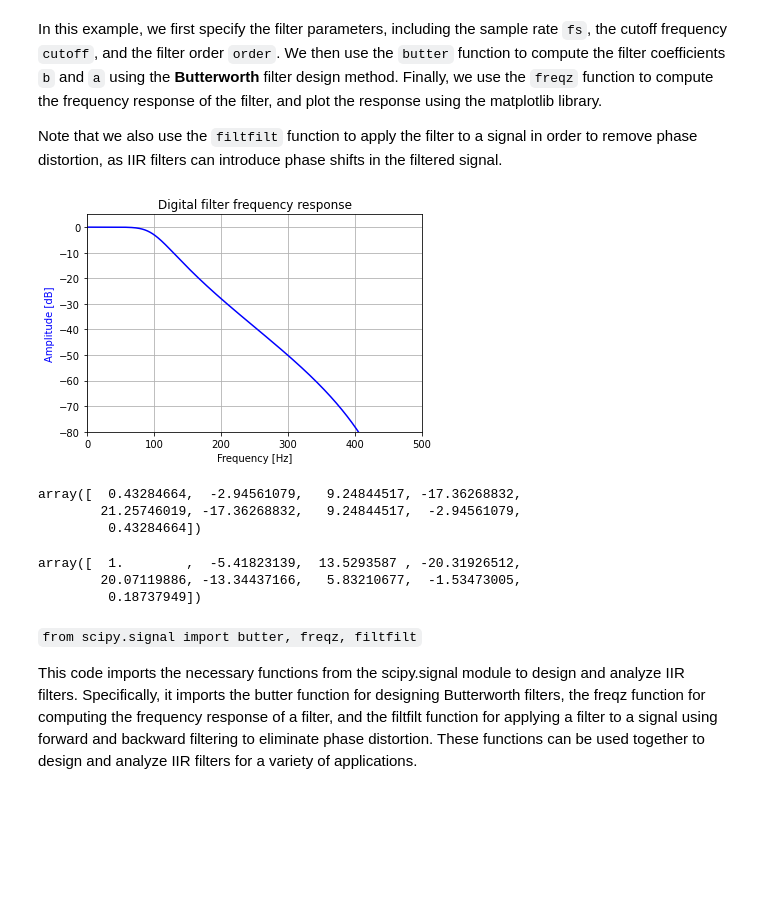
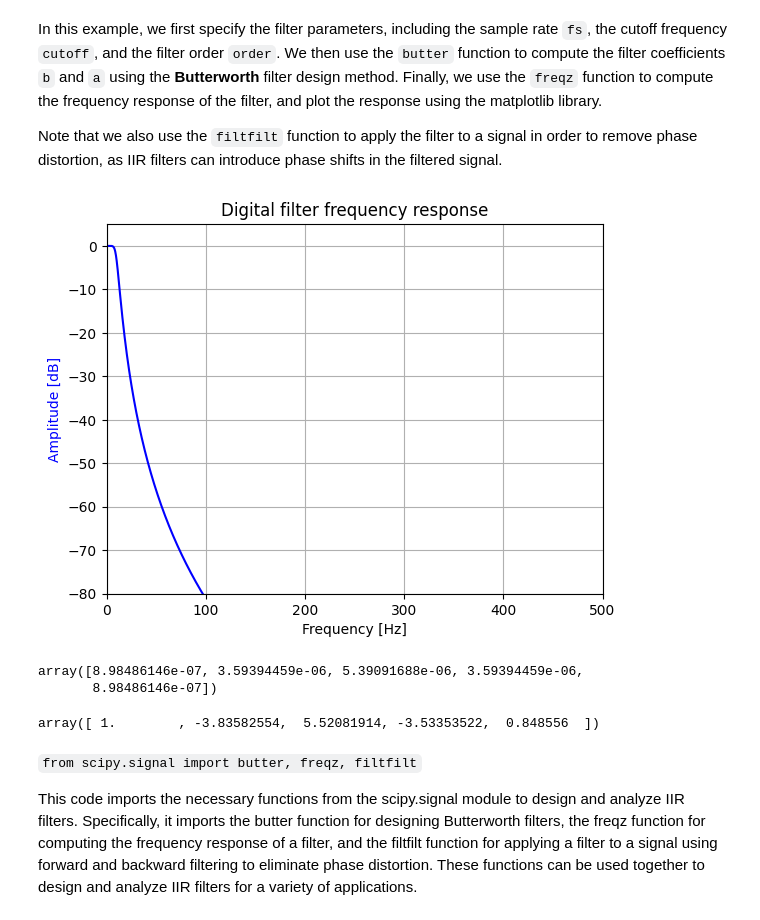
Before and after one commit to FernandoKle/arduino_FIR_IIR_test, a Jupyter notebook: Butter_IIR_filter.ipynb.ipynb, the cells around one changed output. Drawn from its saved outputs; the diff is of its cells as text; code cells hidden in the pictures; blank space fills up the shorter version.

```diff
--- a/Butter_IIR_filter.ipynb.ipynb
+++ b/Butter_IIR_filter.ipynb.ipynb
@@ -36,44 +36,41 @@ Note that we also use the `filtfilt` function to apply the filter to a signal in
 # %%
 import numpy as np
 from scipy.signal import butter, freqz, filtfilt
 import matplotlib.pyplot as plt
 
 # Filter specifications
 fs = 1000 # Sample rate, Hz
-cutoff = 100 # Cutoff frequency, Hz
+cutoff = 10 # Cutoff frequency, Hz
 order = 4 # Filter order
 
 # Compute the filter coefficients using the Butterworth filter design function
 b, a = butter(order, cutoff/(0.5*fs), btype='low')
 
 # Compute the frequency response of the filter
 w, h = freqz(b, a, worN=2000)
 
 # Plot the frequency response
 fig, ax1 = plt.subplots()
 ax1.set_title('Digital filter frequency response')
 ax1.plot(0.5*fs*w/np.pi, 20*np.log10(np.abs(h)), 'b')
 ax1.set_ylabel('Amplitude [dB]', color='b')
 ax1.set_xlabel('Frequency [Hz]')
 ax1.set_ylim([-80, 5])
 ax1.set_xlim([0, 0.5*fs])
 ax1.grid()
 
 plt.show()
 # %% [output]
-[figure, old version]
+[figure, new version]
 # %%
 b
 # %% [output]
-array([  0.43284664,  -2.94561079,   9.24844517, -17.36268832,
-        21.25746019, -17.36268832,   9.24844517,  -2.94561079,
-         0.43284664])
+array([8.98486146e-07, 3.59394459e-06, 5.39091688e-06, 3.59394459e-06,
+       8.98486146e-07])
 # %%
 a
 # %% [output]
-array([  1.        ,  -5.41823139,  13.5293587 , -20.31926512,
-        20.07119886, -13.34437166,   5.83210677,  -1.53473005,
-         0.18737949])
+array([ 1.        , -3.83582554,  5.52081914, -3.53353522,  0.848556  ])
 # %% [markdown]
 `from scipy.signal import butter, freqz, filtfilt`
 
```
Also changed, not shown: 4 other files.
